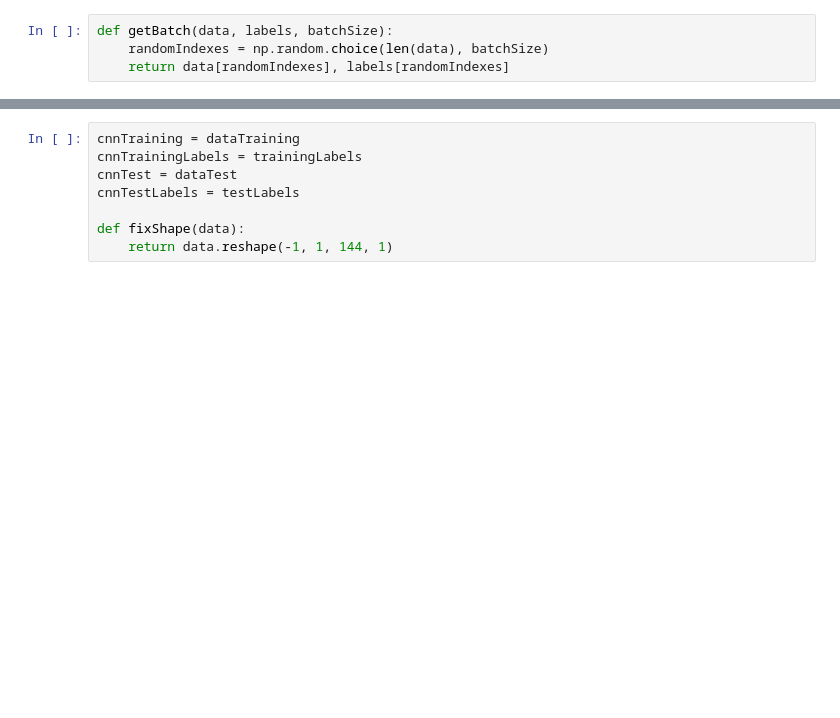
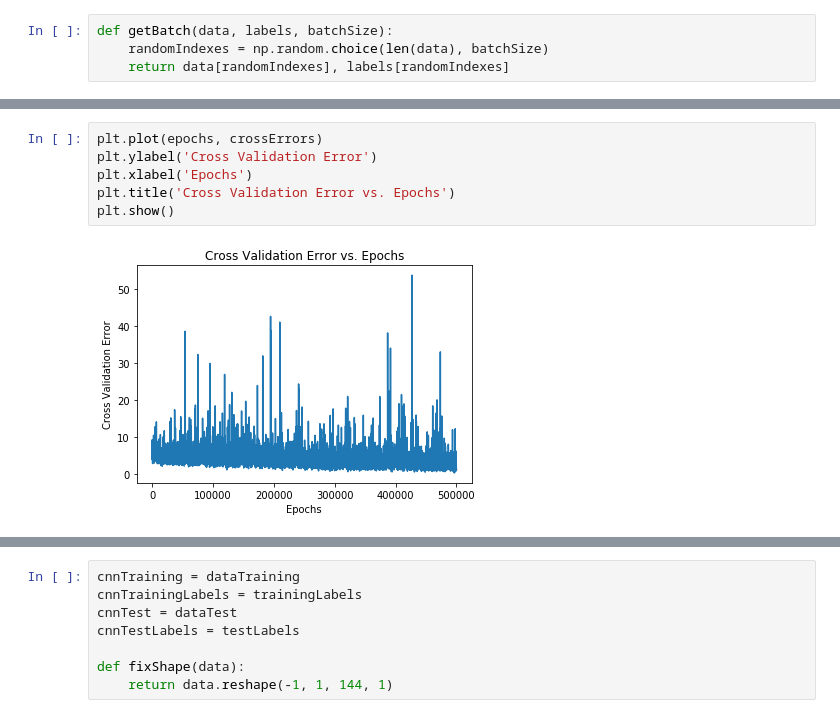
Before and after one commit to akiraaida/csci4050u, a Jupyter notebook: assignments/assign3/assign3.ipynb, the cells around one changed output, grey strips where cells are left out. Drawn from its saved outputs; the diff is of its cells as text; blank space fills up the shorter version.

```diff
--- a/assignments/assign3/assign3.ipynb
+++ b/assignments/assign3/assign3.ipynb
@@ -202 +199,9 @@ for _ in range(EPOCHS):
+# %%
+plt.plot(epochs, crossErrors)
+plt.ylabel('Cross Validation Error')
+plt.xlabel('Epochs')
+plt.title('Cross Validation Error vs. Epochs')
+plt.show()
+# %% [output]
+[figure, added]
 # %%
```
Also changed, not shown: parts of 11 cells of this notebook.
